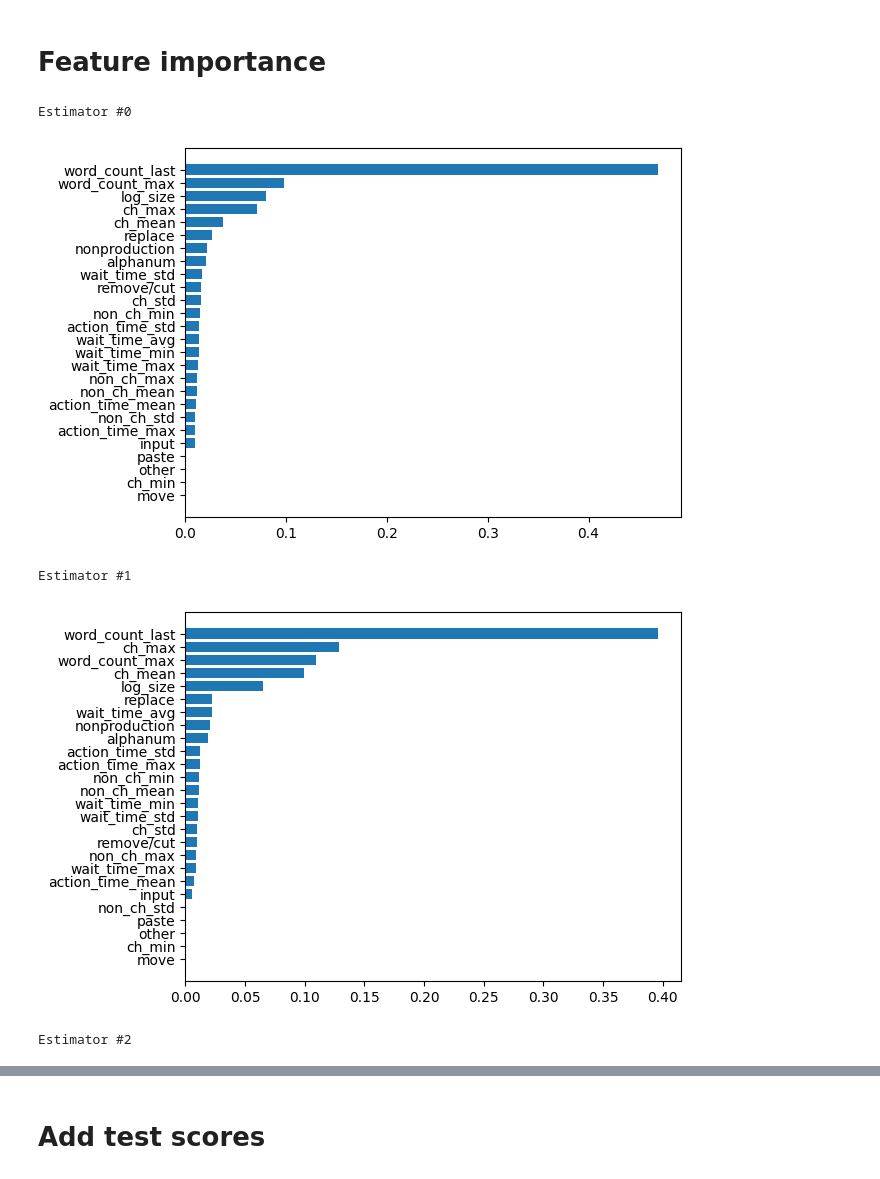
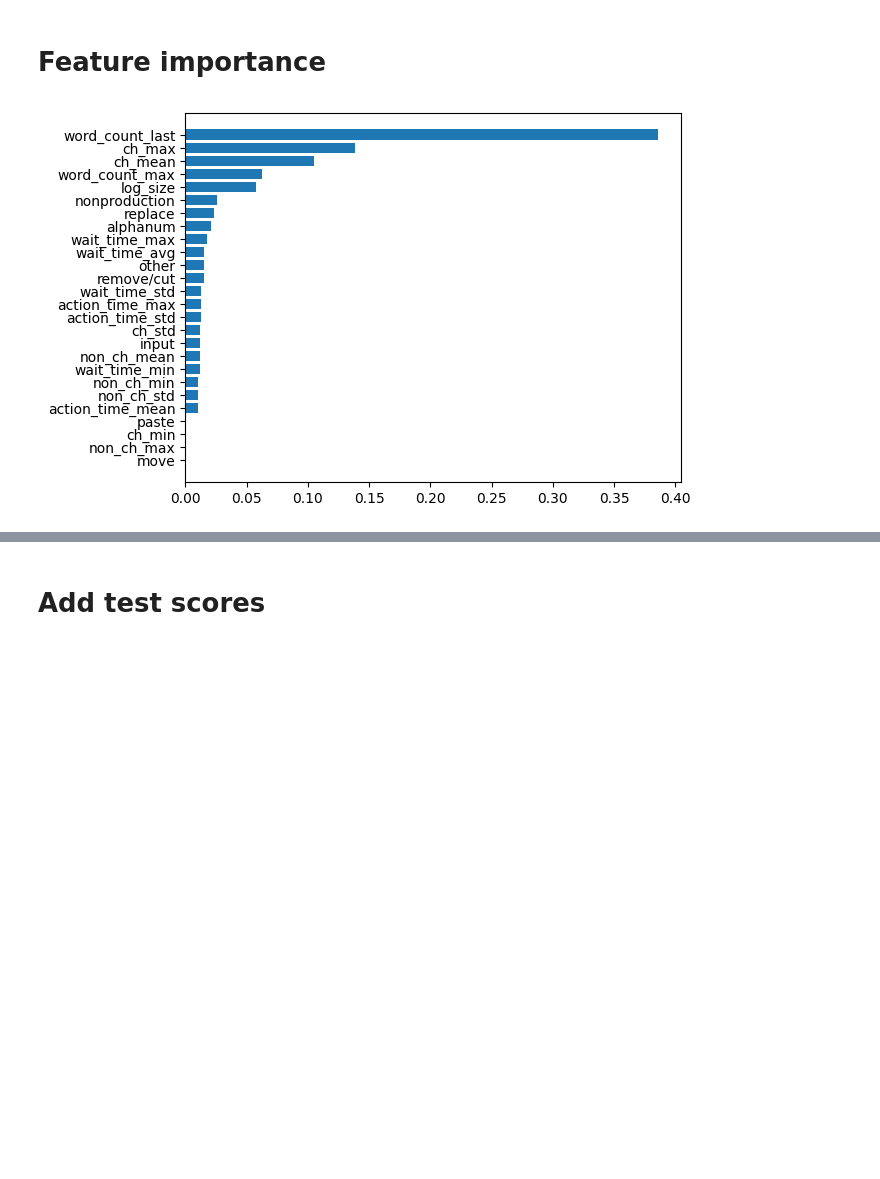
Before and after one commit to elna4os/linking-writing-processes-to-writing-quality, a Jupyter notebook: code/xgboost.ipynb, the cells around one changed output, grey strips where cells are left out. Saved outputs shown, nothing was run; the diff lists cells and outputs as text; code cells hidden in the pictures; blank space fills up the shorter version.

```diff
--- a/code/xgboost.ipynb
+++ b/code/xgboost.ipynb
@@ -7,8 +7,6 @@ import optuna
 import pandas as pd
 import xgboost as xgb
 from tqdm import tqdm
-
-optuna.logging.set_verbosity(optuna.logging.WARNING)
 # %%
 ACTIVITY_COLS = [
     'nonproduction',
@@ -66,7 +64,7 @@ def process_activity(data: pd.Series) -> List[float]:
 
 
 def process_text_change(data: pd.Series) -> List[float]:
-    text_change = data.apply(lambda x: 'alphanum' if x == 'q' else 'other')
+    text_change = data.apply(lambda x: 'alphanum' if 'q' in x else 'other')
     text_change2freq = text_change.value_counts(normalize=True)
     res = [0] * len(TEXT_CHANGE_COLS)
     for name, freq in text_change2freq.items():
@@ -76,7 +74,8 @@ def process_text_change(data: pd.Series) -> List[float]:
 
 
 def process_wait_time(data: pd.DataFrame) -> List[float]:
-    wait_times = data['down_time'][1:].values - data['up_time'][:-1].values
+    wait_times = (data['down_time'][1:].values - data['up_time'][:-1].values)
+    wait_times = np.array([x for x in wait_times if x > 0])
 
     return wait_times.min(), wait_times.max(), wait_times.mean(), wait_times.std()
 
@@ -87,7 +86,7 @@ def process_number_of_chars_per_min(data: pd.DataFrame) -> float:
     for t, group in data.groupby('time_ms_int'):
         delta = t - max(0, last)
         last = t
-        res.append(group[group['text_change'] == 'q'].shape[0] / delta)
+        res.append(group[group['text_change'].str.contains('q')].shape[0] / delta)
     res = np.array(res)
 
     return res.min(), res.max(), res.mean(), res.std()
@@ -99,7 +98,7 @@ def process_number_of_nonchars_per_min(data: pd.DataFrame) -> float:
     for t, group in data.groupby('time_ms_int'):
         delta = t - max(0, last)
         last = t
-        res.append(group[group['text_change'] != 'q'].shape[0] / delta)
+        res.append(group[~group['text_change'].str.contains('q')].shape[0] / delta)
     res = np.array(res)
 
     return res.min(), res.max(), res.mean(), res.std()
@@ -304,15 +302,9 @@ Best params: {'n_estimators': 29, 'max_depth': 2, 'learning_rate': 0.22518109494
 # %% [markdown]
 # Feature importance
 # %%
-for i, estimator in enumerate(estimators):
-    print(f'Estimator #{i}')
-    importances = estimator.feature_importances_
-    sort_idx = np.argsort(importances)
-    plt.barh(features_names[sort_idx], importances[sort_idx])
-    plt.show()
+importances = optuna_search.best_estimator_.feature_importances_
+sort_idx = np.argsort(importances)
+plt.barh(features_names[sort_idx], importances[sort_idx])
+plt.show()
 # %% [output]
-Estimator #0
-[figure, old version]
+[figure, new version]
-Estimator #1
-[figure, removed]
-Estimator #2
```
Also changed, not shown: parts of 3 cells of this notebook, 2 other files.
